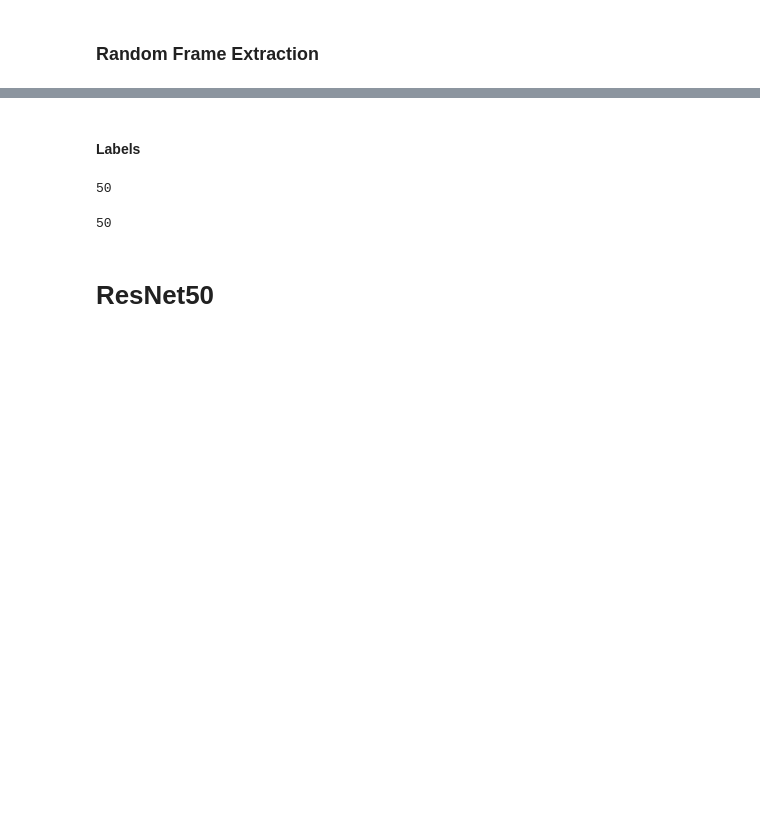
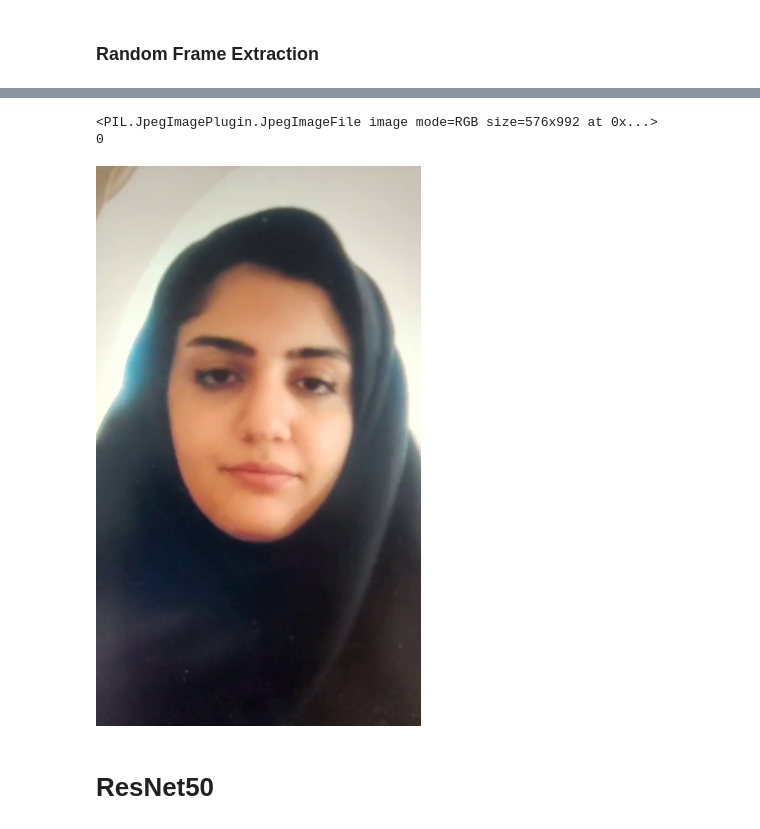
Before and after one commit to Bahareh0281/Video-Based-Face-Liveness-Detection, a Jupyter notebook: main_FullPic.ipynb, the cells around one changed output, grey strips where cells are left out. Cells and saved outputs as stored; diff of their text form; code cells hidden in the pictures; blank space fills up the shorter version.

Commit message:
frame

```diff
--- a/main_FullPic.ipynb
+++ b/main_FullPic.ipynb
@@ -143,32 +96,22 @@ def extract_frames(video_path, save_path, label):
 import cv2
 
 fake_test_videos_path = '/content/dataset/fake/test'
-fake_train_videos_path = '/content/dataset/fake/train'
 real_test_videos_path = '/content/dataset/real/test'
-real_train_videos_path = '/content/dataset/real/train'
 
-save_frames_path = '/content/frames/test'
+save_frames_path = '/content/extracted_frames/test'
 # Create the directory if it doesn't exist
 if not os.path.exists(save_frames_path):
     os.makedirs(save_frames_path)
 
+# Create a list to hold the dictionary entries
+test = []
+
 # Iterate over fake videos and extract frames
 for fake_video_file in os.listdir(fake_test_videos_path):
     fake_video_path = os.path.join(fake_test_videos_path, fake_video_file)
-    extract_frames(fake_video_path, save_frames_path, 0)
+    extract_frames(fake_video_path, save_frames_path, 0, test)
 
 # Iterate over real videos and extract frames
 for real_video_file in os.listdir(real_test_videos_path):
     real_video_path = os.path.join(real_test_videos_path, real_video_file)
-    extract_frames(real_video_path, save_frames_path, 1)
-
-
-# Iterate over fake videos and extract frames
-for fake_video_file in os.listdir(fake_train_videos_path):
-    fake_video_path = os.path.join(fake_train_videos_path, fake_video_file)
-    extract_frames(fake_video_path, save_frames_path, 0)
-
-# Iterate over real videos and extract frames
-for real_video_file in os.listdir(real_train_videos_path):
-    real_video_path = os.path.join(real_train_videos_path, real_video_file)
-    extract_frames(real_video_path, save_frames_path, 1)
+    extract_frames(real_video_path, save_frames_path, 1, test)
@@ -235,2 +117,0 @@ test_image_paths[12]
-# %% [markdown]
-#### Labels
@@ -245,11 +118,13 @@ for path in test_image_paths:
-# %%
-len(test_image_paths)
-# %% [output]
-50
-# %%
-len(test_labels_binary)
-# %% [output]
-50
+# %%
+print(test[0]['image'])
+print(test[0]['label'])
+# %% [output]
+<PIL.JpegImagePlugin.JpegImageFile image mode=RGB size=576x992 at 0x...>
+0
+# %%
+test[0]['image']
+# %% [output]
+[figure, added]
 # %% [markdown]
 # ResNet50
 # %%
```
Also changed, not shown: parts of 30 cells of this notebook.
